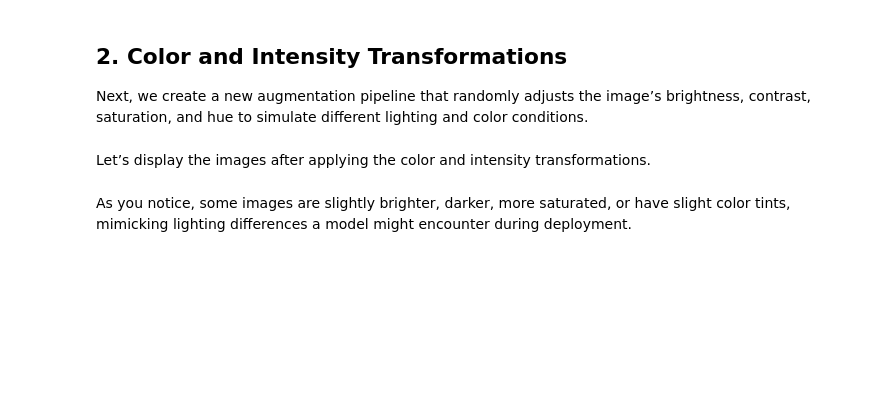
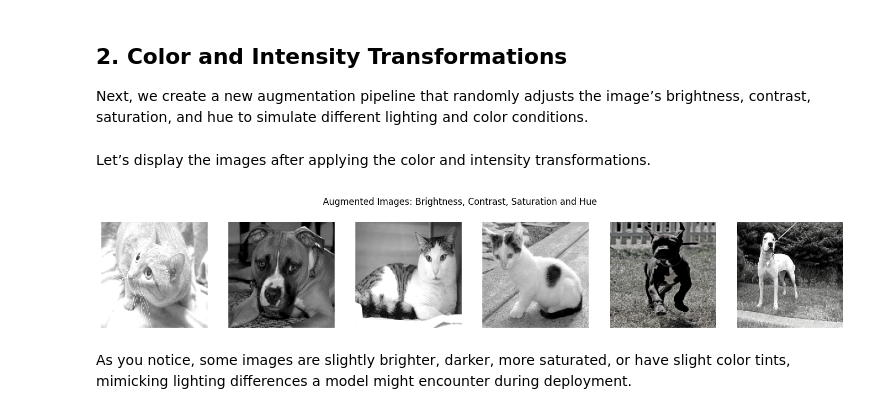
Before and after one commit to sakshigorkhali/CNN_classification, a Jupyter notebook: 01_05b.ipynb, the cells around one changed output. Cells and saved outputs as stored; diff of their text form; code cells hidden in the pictures; blank space fills up the shorter version.

```diff
--- a/01_05b.ipynb
+++ b/01_05b.ipynb
@@ -36,8 +105,25 @@ The output shows how geometric transformations can easily introduce diversity in
 # %% [markdown]
 ## 2. Color and Intensity Transformations
 Next, we create a new augmentation pipeline that randomly adjusts the image’s brightness, contrast, saturation, and hue to simulate different lighting and color conditions.
+# %%
+augmentation_layer = keras.Sequential([
+    layers.RandomColorJitter(
+        value_range = (0, 255),
+        brightness_factor = 0.2,
+        contrast_factor = 0.3,
+        saturation_factor = 0.2,
+        hue_factor = 0.02,
+        seed =12
+    )
+])
 # %% [markdown]
 Let’s display the images after applying the color and intensity transformations.
+# %%
+color_augmented_images = images.map(lambda image, label :(augmentation_layer(image), label))
+for image_batch, _ in color_augmented_images.take(1):
+  display_images(image_batch,"Augmented Images: Brightness, Contrast, Saturation and Hue")
+# %% [output]
+[figure, added]
 # %% [markdown]
 As you notice, some images are slightly brighter, darker, more saturated, or have slight color tints, mimicking lighting differences a model might encounter during deployment.
 # %% [markdown]
```
Also changed, not shown: parts of 6 cells of this notebook.
